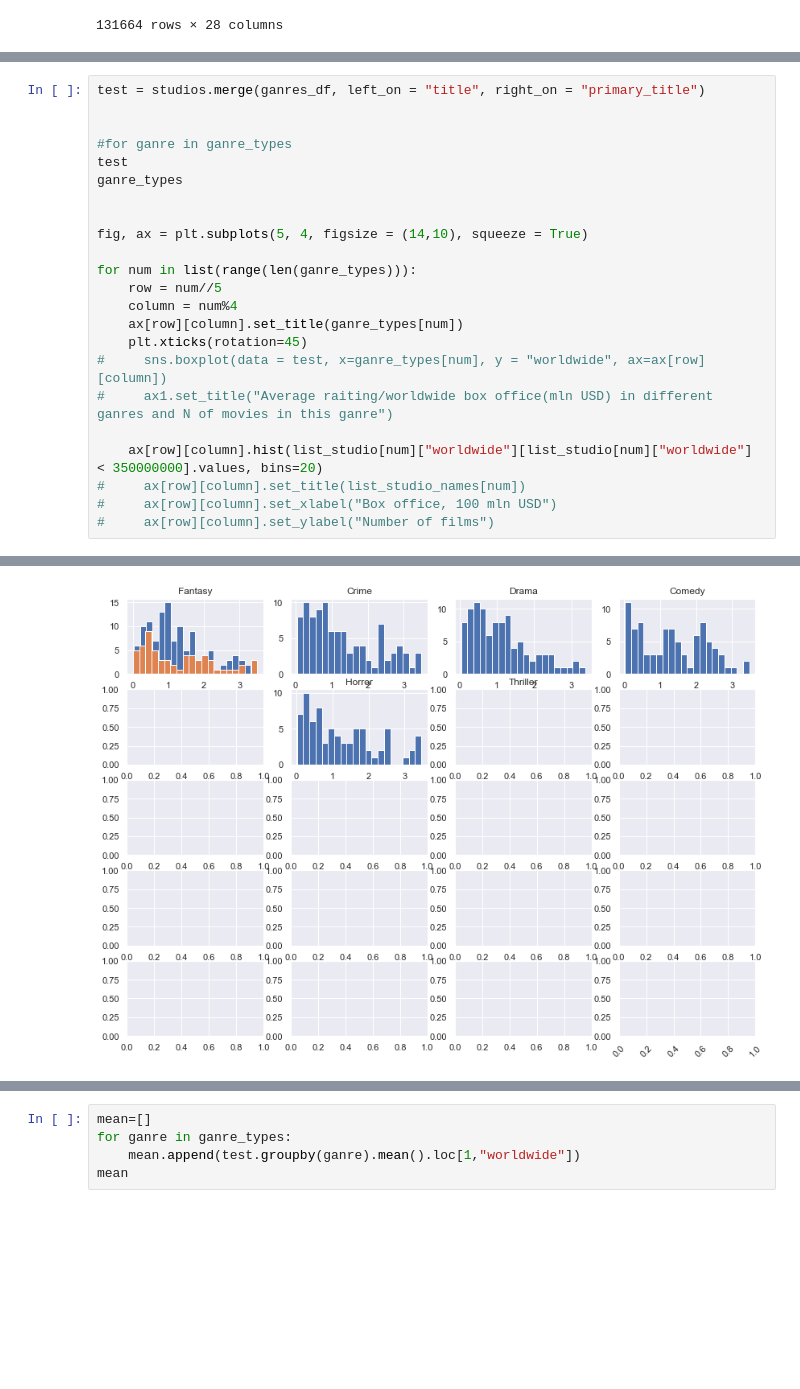
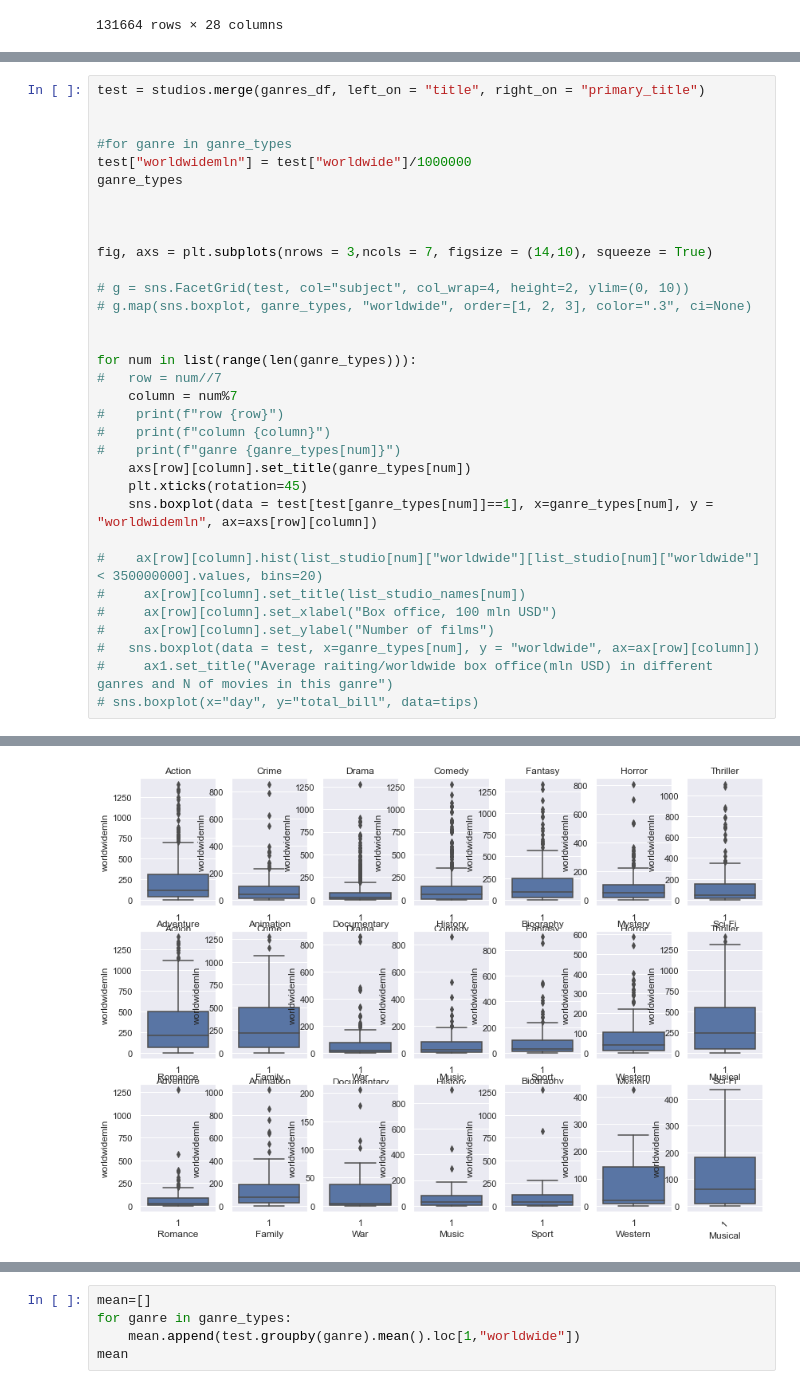
Before and after one commit to 314ka4y/Exploratory_Data_Analysis_project-Movies., a Jupyter notebook: student.ipynb, the cells around one changed output, grey strips where cells are left out. Saved outputs shown, nothing was run; the diff lists cells and outputs as text; blank space fills up the shorter version.

Commit message:
ganres explore add

```diff
--- a/student.ipynb
+++ b/student.ipynb
@@ -1129,22 +1150,32 @@ test = studios.merge(ganres_df, left_on = "title", right_on = "primary_title")
 
 
 #for ganre in ganre_types
-test
+test["worldwidemln"] = test["worldwide"]/1000000
 ganre_types
 
 
-fig, ax = plt.subplots(5, 4, figsize = (14,10), squeeze = True)
+
+fig, axs = plt.subplots(nrows = 3,ncols = 7, figsize = (14,10), squeeze = True)
+
+# g = sns.FacetGrid(test, col="subject", col_wrap=4, height=2, ylim=(0, 10))
+# g.map(sns.boxplot, ganre_types, "worldwide", order=[1, 2, 3], color=".3", ci=None)
+
 
 for num in list(range(len(ganre_types))):
-    row = num//5
-    column = num%4
-    ax[row][column].set_title(ganre_types[num])
+#   row = num//7
+    column = num%7
+#    print(f"row {row}")
+#    print(f"column {column}")
+#    print(f"ganre {ganre_types[num]}")
+    axs[row][column].set_title(ganre_types[num])
     plt.xticks(rotation=45)
-#     sns.boxplot(data = test, x=ganre_types[num], y = "worldwide", ax=ax[row][column])
-#     ax1.set_title("Average raiting/worldwide box office(mln USD) in different ganres and N of movies in this ganre")
+    sns.boxplot(data = test[test[ganre_types[num]]==1], x=ganre_types[num], y = "worldwidemln", ax=axs[row][column])
 
-    ax[row][column].hist(list_studio[num]["worldwide"][list_studio[num]["worldwide"] < 350000000].values, bins=20)
+#    ax[row][column].hist(list_studio[num]["worldwide"][list_studio[num]["worldwide"] < 350000000].values, bins=20)
 #     ax[row][column].set_title(list_studio_names[num])
 #     ax[row][column].set_xlabel("Box office, 100 mln USD")
 #     ax[row][column].set_ylabel("Number of films")
+#   sns.boxplot(data = test, x=ganre_types[num], y = "worldwide", ax=ax[row][column])
+#     ax1.set_title("Average raiting/worldwide box office(mln USD) in different ganres and N of movies in this ganre")
+# sns.boxplot(x="day", y="total_bill", data=tips)
 # %% [output]
@@ -1152 +1199 @@ IndexError: list index out of range
-[figure, old version]
+[figure, new version]
```
Also changed, not shown: parts of 7 cells of this notebook, 2 other files.
